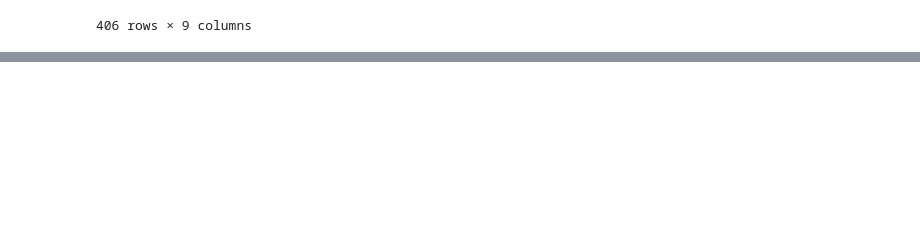
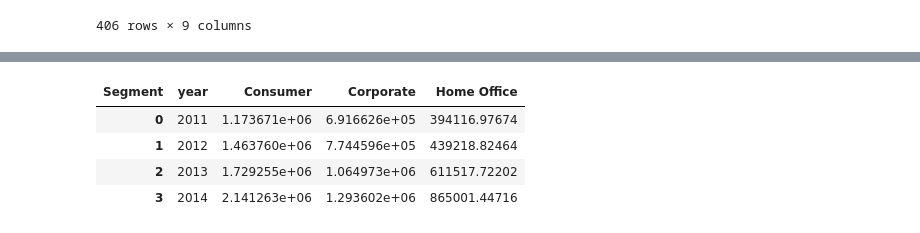
Before and after one commit to joshuajnoble/method-data-viz, a Jupyter notebook: super_store_edav.ipynb, the cells around one changed output, grey strips where cells are left out. Cells and saved outputs as stored; diff of their text form; code cells hidden in the pictures; blank space fills up the shorter version.

Commit message:
segments

```diff
--- a/super_store_edav.ipynb
+++ b/super_store_edav.ipynb
@@ -404,3 +404,12 @@ source
 | 404 | ford ranger | 28.0 | 4 | 120.0 | 79.0 | 2625 | 18.6 | 1982-01-01 | ... |
 | 405 | chevy s-10 | 31.0 | 4 | 119.0 | 82.0 | 2720 | 19.4 | 1982-01-01 | ... |
 406 rows × 9 columns
+# %%
+yearly_segment = pd.read_csv("apps/public/yearly_sales_by_segment.csv")
+yearly_segment = yearly_segment.drop("Order Date", axis=1)
+yearly_segment
+
+# resorted_yearly = pd.DataFrame({"segment":yearly_segment['Segment'].unique()})
+# resorted_yearly['sales_11'] = yearly_segment['']
+
+#weekly_segment.transpose()
@@ -406,0 +430,11 @@ source
+# %%
+resorted_yearly = yearly_segment.pivot(index="year", columns="Segment", values="sales")
+resorted_yearly = resorted_yearly.reset_index()
+resorted_yearly.columns = resorted_yearly.columns.astype(str)
+resorted_yearly
+# %% [output]
+| Segment | year | Consumer | Corporate | Home Office |
+| 0 | 2011 | 1.173671e+06 | 6.916626e+05 | 394116.97674 |
+| 1 | 2012 | 1.463760e+06 | 7.744596e+05 | 439218.82464 |
+| 2 | 2013 | 1.729255e+06 | 1.064973e+06 | 611517.72202 |
+| 3 | 2014 | 2.141263e+06 | 1.293602e+06 | 865001.44716 |
```
Also changed, not shown: parts of 3 cells of this notebook, 2 other files.
